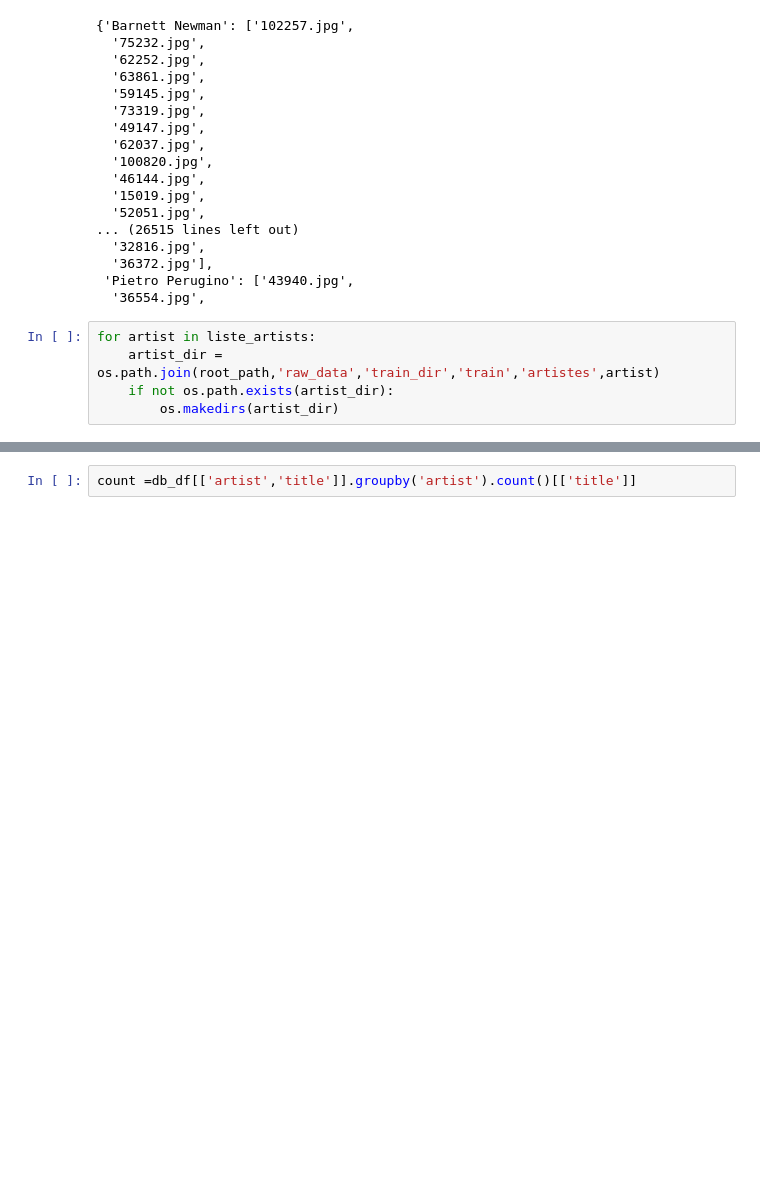
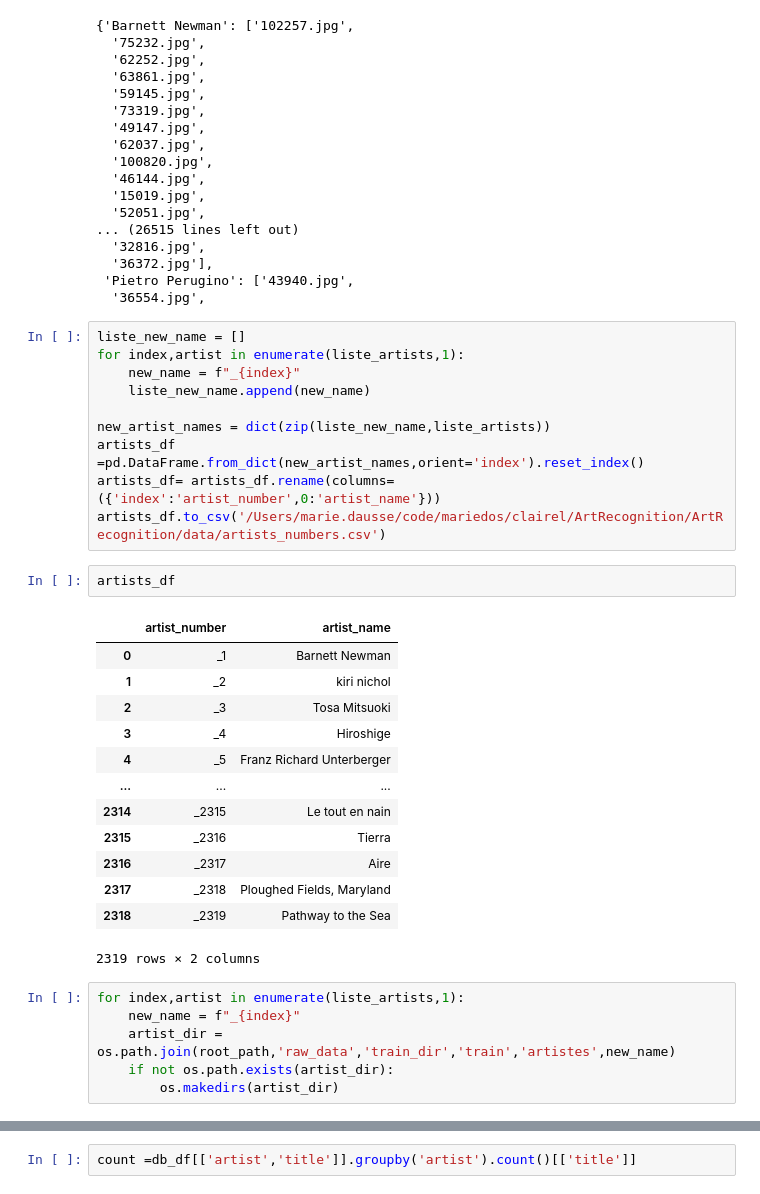
Before and after one commit to ClaireLeroux44/ArtRecognition, a Jupyter notebook: notebook/mariedos_DB_explo_1.ipynb, the cells around one changed output, grey strips where cells are left out. Drawn from its saved outputs; the diff is of its cells as text; blank space fills up the shorter version.

```diff
--- a/notebook/mariedos_DB_explo_1.ipynb
+++ b/notebook/mariedos_DB_explo_1.ipynb
@@ -75,9 +104,36 @@ artist_file
   '36372.jpg'],
  'Pietro Perugino': ['43940.jpg',
   '36554.jpg',
+# %%
+liste_new_name = []
+for index,artist in enumerate(liste_artists,1):
+    new_name = f"_{index}"
+    liste_new_name.append(new_name)
+
+new_artist_names = dict(zip(liste_new_name,liste_artists))
+artists_df =pd.DataFrame.from_dict(new_artist_names,orient='index').reset_index()
+artists_df= artists_df.rename(columns=({'index':'artist_number',0:'artist_name'}))
+artists_df.to_csv('/Users/marie.dausse/code/mariedos/clairel/ArtRecognition/ArtRecognition/data/artists_numbers.csv')
+# %%
+artists_df
+# %% [output]
+|  | artist_number | artist_name |
+| 0 | _1 | Barnett Newman |
+| 1 | _2 | kiri nichol |
+| 2 | _3 | Tosa Mitsuoki |
+| 3 | _4 | Hiroshige |
+| 4 | _5 | Franz Richard Unterberger |
+| ... | ... | ... |
+| 2314 | _2315 | Le tout en nain |
+| 2315 | _2316 | Tierra |
+| 2316 | _2317 | Aire |
+| 2317 | _2318 | Ploughed Fields, Maryland |
+| 2318 | _2319 | Pathway to the Sea |
+2319 rows × 2 columns
 # %%
-for artist in liste_artists:
-    artist_dir = os.path.join(root_path,'raw_data','train_dir','train','artistes',artist)
+for index,artist in enumerate(liste_artists,1):
+    new_name = f"_{index}"
+    artist_dir = os.path.join(root_path,'raw_data','train_dir','train','artistes',new_name)
     if not os.path.exists(artist_dir):
         os.makedirs(artist_dir)
 # %%
```
Also changed, not shown: parts of 11 cells of this notebook, 1 other file.
